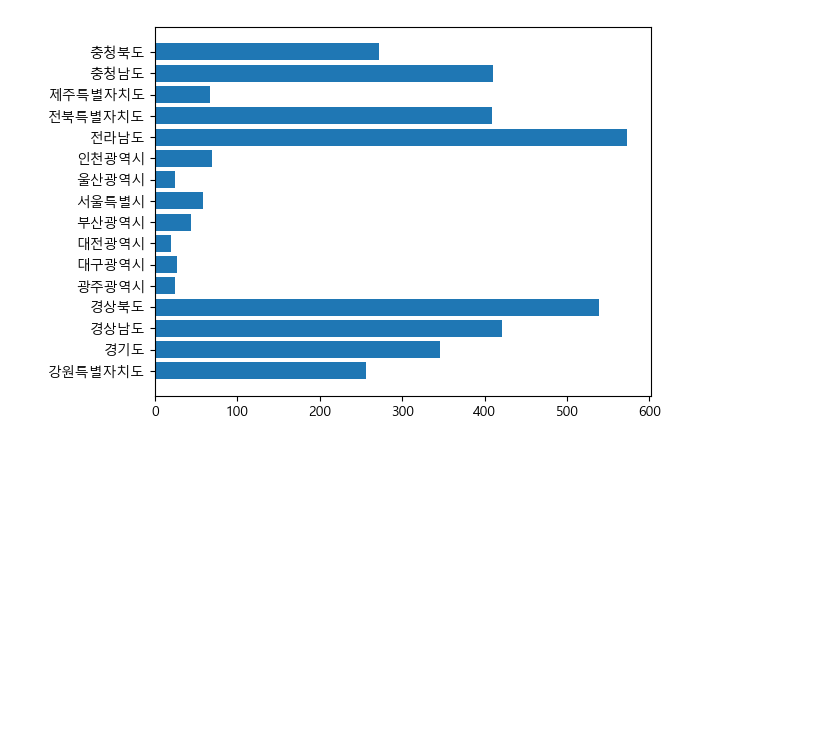
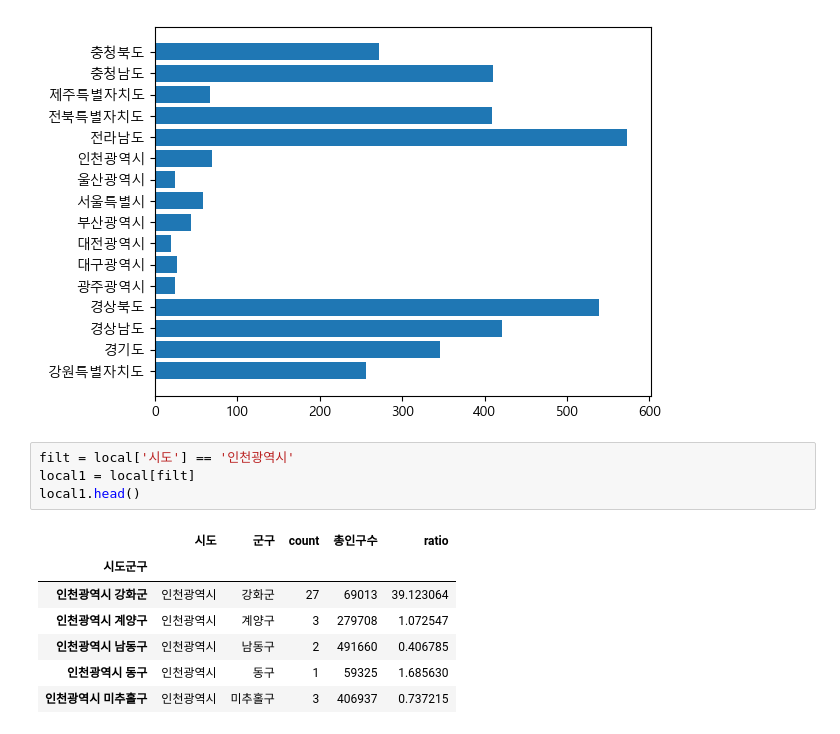
Before and after one commit to helen-cho/python, a Jupyter notebook: 04.데이터시각화/프로젝트/06.행정구역/02.행정구역별의료기관수.ipynb, the cells around one changed output. Drawn from its saved outputs; the diff is of its cells as text; blank space fills up the shorter version.

```diff
--- a/04.데이터시각화/프로젝트/06.행정구역/02.행정구역별의료기관수.ipynb
+++ b/04.데이터시각화/프로젝트/06.행정구역/02.행정구역별의료기관수.ipynb
@@ -176,3 +176,15 @@ plt.barh(group.index, group.values)
 plt.show()
 # %% [output]
 [figure]
+# %%
+filt = local['시도'] == '인천광역시'
+local1 = local[filt]
+local1.head()
+# %% [output]
+|  | 시도 | 군구 | count | 총인구수 | ratio |
+| 시도군구 |  |  |  |  |  |
+| 인천광역시 강화군 | 인천광역시 | 강화군 | 27 | 69013 | 39.123064 |
+| 인천광역시 계양구 | 인천광역시 | 계양구 | 3 | 279708 | 1.072547 |
+| 인천광역시 남동구 | 인천광역시 | 남동구 | 2 | 491660 | 0.406785 |
+| 인천광역시 동구 | 인천광역시 | 동구 | 1 | 59325 | 1.685630 |
+| 인천광역시 미추홀구 | 인천광역시 | 미추홀구 | 3 | 406937 | 0.737215 |
```
Also changed, not shown: parts of 2 cells of this notebook, 2 other files.
